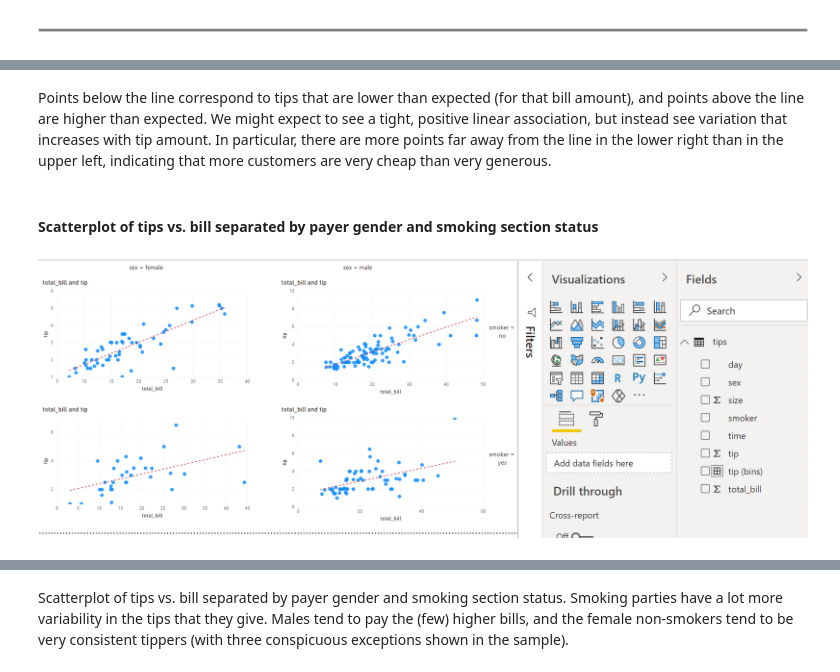
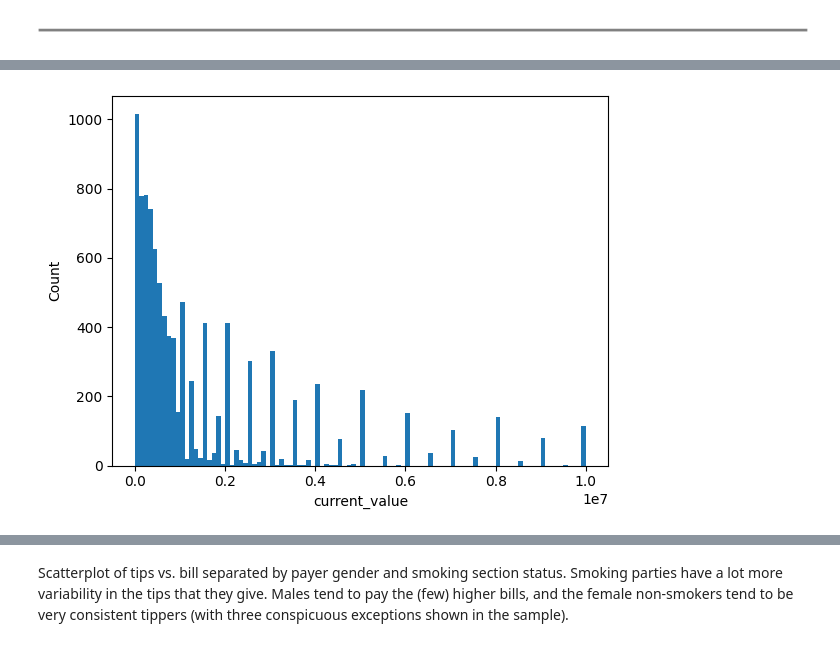
Before and after one commit to ismailsangu/IE423-TASK, a Jupyter notebook: Value of Player.ipynb, the cells around one changed output, grey strips where cells are left out. Cells and saved outputs as stored; diff of their text form; code cells hidden in the pictures.

```diff
--- a/Value of Player.ipynb
+++ b/Value of Player.ipynb
@@ -111,6 +104,15 @@ An interesting phenomenon is visible: peaks occur at the whole-dollar and half-d
-# %% [markdown]
-Points below the line correspond to tips that are lower than expected (for that bill amount), and points above the line are higher than expected. We might expect to see a tight, positive linear association, but instead see variation that increases with tip amount. In particular, there are more points far away from the line in the lower right than in the upper left, indicating that more customers are very cheap than very generous.
-# %% [markdown]
-#### Scatterplot of tips vs. bill separated by payer gender and smoking section status
-# %% [markdown]
-![eda_powerbi_scattermatrix.png](embedded-picture-1)
+# %%
+# Set data fields
+y = dfValue.loc[:,'current_value']
+
+# Set histogram parameters
+binwidth = 100000.0
+binrange=np.arange(min(y), 10000000 + binwidth, binwidth)
+
+# Show plot
+plt.hist(y, bins=binrange)
+plt.xlabel('current_value')
+plt.ylabel('Count')
+plt.show()
+# %% [output]
+[figure, added]
```
Also changed, not shown: parts of 45 cells of this notebook.
